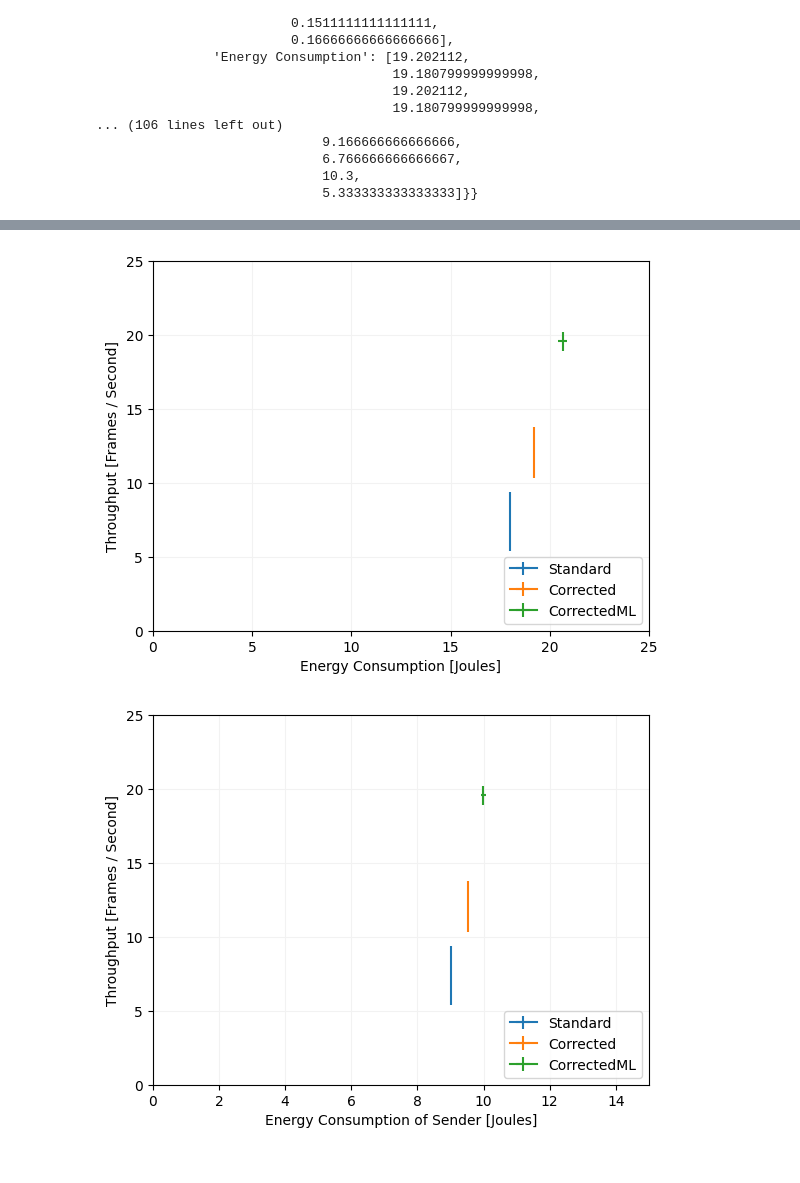
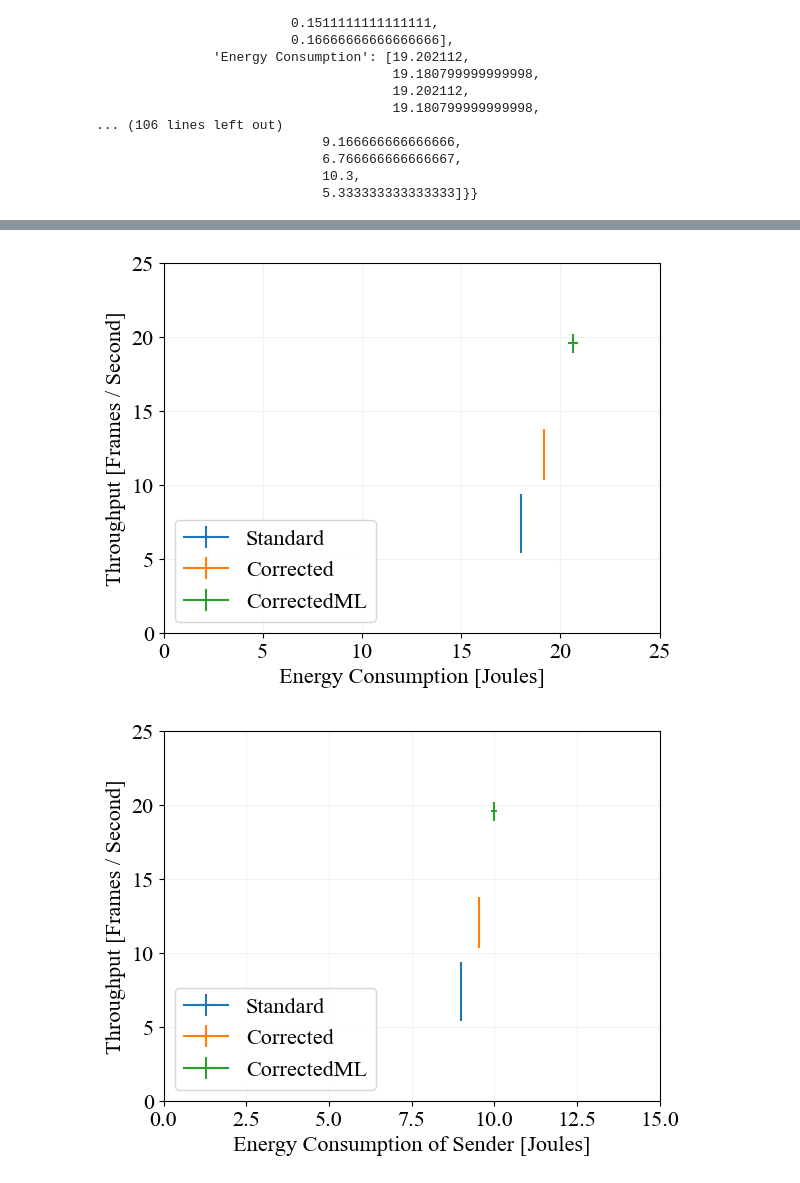
Before and after one commit to jason-gerard/Adaptive-FEC-WebRTC, a Jupyter notebook: graph_sim_results.ipynb, the cells around one changed output, grey strips where cells are left out. Saved outputs shown, nothing was run; the diff lists cells and outputs as text; code cells hidden in the pictures.

Commit message:
Minor updates to graphs for paper report

```diff
--- a/graph_sim_results.ipynb
+++ b/graph_sim_results.ipynb
@@ -6,6 +6,10 @@ import pickle
 import os
 import pprint
 import math
+# %%
+plt.rcParams.update({'font.size': 16})
+plt.rc('legend', fontsize=16)
+plt.rcParams.update({'font.family': 'Times New Roman'})
 # %%
 data = []
 results_dir = "results"
@@ -156,13 +160,19 @@ def plot_graph(metric1, metric2, y_label, x_label, y_max, x_max):
 
     plt.ylabel(y_label)
     plt.xlabel(x_label)
-    plt.legend(loc="lower right", numpoints=1)
+    if "Energy Consumption" in metric1:
+        plt.legend(loc="lower left", numpoints=1)
+    else:
+        plt.legend(loc="lower right", numpoints=1)
     plt.grid(linestyle='-', color='0.95')
 
     plt.ylim(0, y_max)
     plt.xlim(0, x_max)
 
-    plt.savefig(os.path.join(output_dir, f"{(x_label + y_label).replace(' ', '_').replace('/', '_')}.png"))
+    plt.savefig(
+        os.path.join(output_dir, f"{(x_label + y_label).replace(' ', '_').replace('/', '_')}.pdf"),
+        format="pdf"
+    )
     plt.show()
 
 
@@ -243,7 +253,10 @@ plt.grid(linestyle='-', color='0.95')
 
 plt.ylim(0, 20)
 
-plt.savefig(os.path.join(output_dir, f"{(x_label + y_label).replace(' ', '_').replace('/', '_')}.png"))
+plt.savefig(
+    os.path.join(output_dir, f"{(x_label + y_label).replace(' ', '_').replace('/', '_')}.pdf"),
+    format="pdf"
+)
 plt.show()
 
 
@@ -268,6 +281,9 @@ plt.grid(linestyle='-', color='0.95')
 
 plt.ylim(0, 0.6)
 
-plt.savefig(os.path.join(output_dir, f"{(x_label + y_label).replace(' ', '_').replace('/', '_')}.png"))
+plt.savefig(
+    os.path.join(output_dir, f"{(x_label + y_label).replace(' ', '_').replace('/', '_')}.pdf"),
+    format="pdf"
+)
 plt.show()
 # %% [output]
@@ -277,2 +293,2 @@ plt.show()
-[figure, old version]
+[figure, new version]
-[figure, old version]
+[figure, new version]
```
Also changed, not shown: parts of 1 cell of this notebook, 12 other files.
